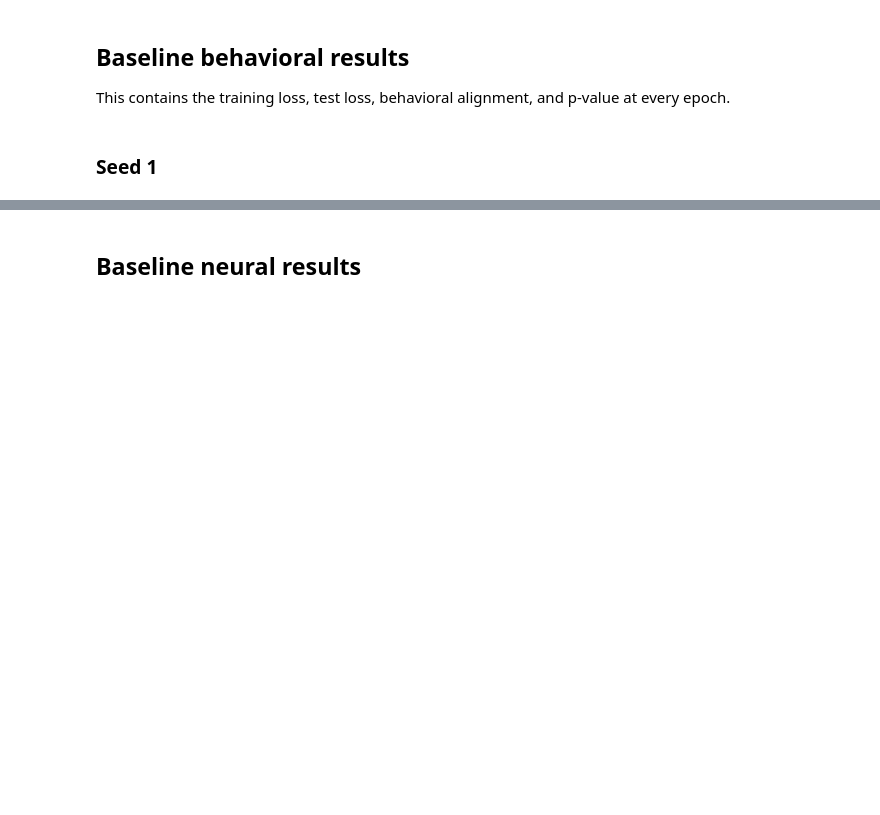
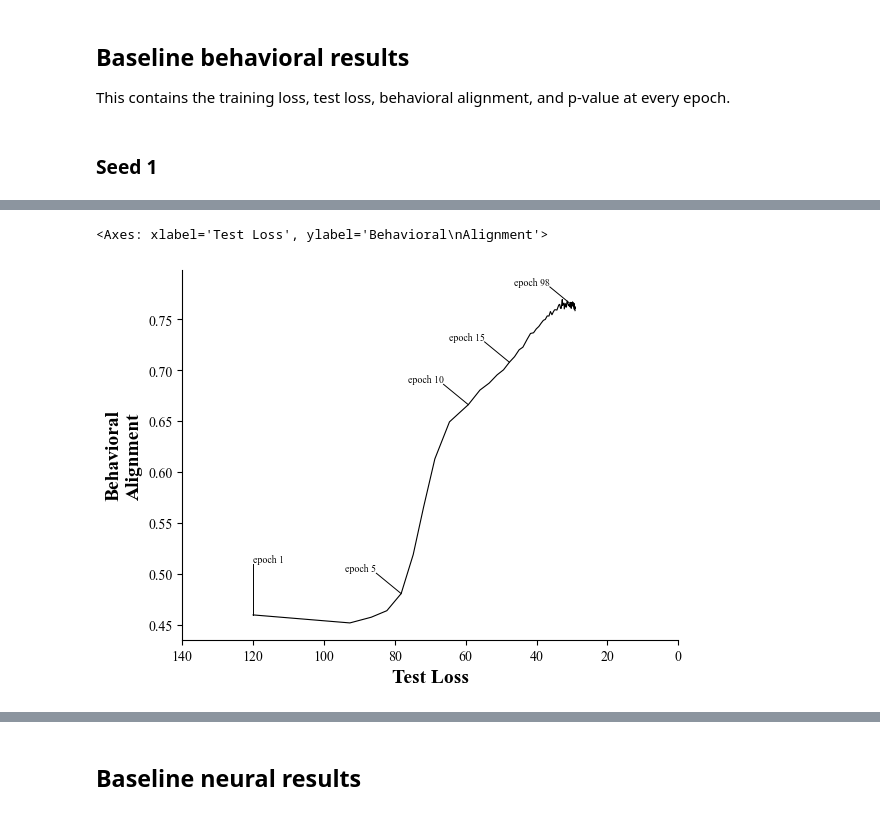
Before and after one commit to marrenj/cvpr_perturbations, a Jupyter notebook: notebooks/analysis_training_results.ipynb, the cells around one changed output, grey strips where cells are left out. Saved outputs shown, nothing was run; the diff lists cells and outputs as text; code cells hidden in the pictures; blank space fills up the shorter version.

```diff
--- a/notebooks/analysis_training_results.ipynb
+++ b/notebooks/analysis_training_results.ipynb
@@ -101,0 +76,5 @@ plt.show()
+# %%
+plot_behavior_vs_loss(baseline_seed3_df)
+# %% [output]
+<Axes: xlabel='Test Loss', ylabel='Behavioral\nAlignment'>
+[figure, added]
```
Also changed, not shown: parts of 10 cells of this notebook, 6 other files.
